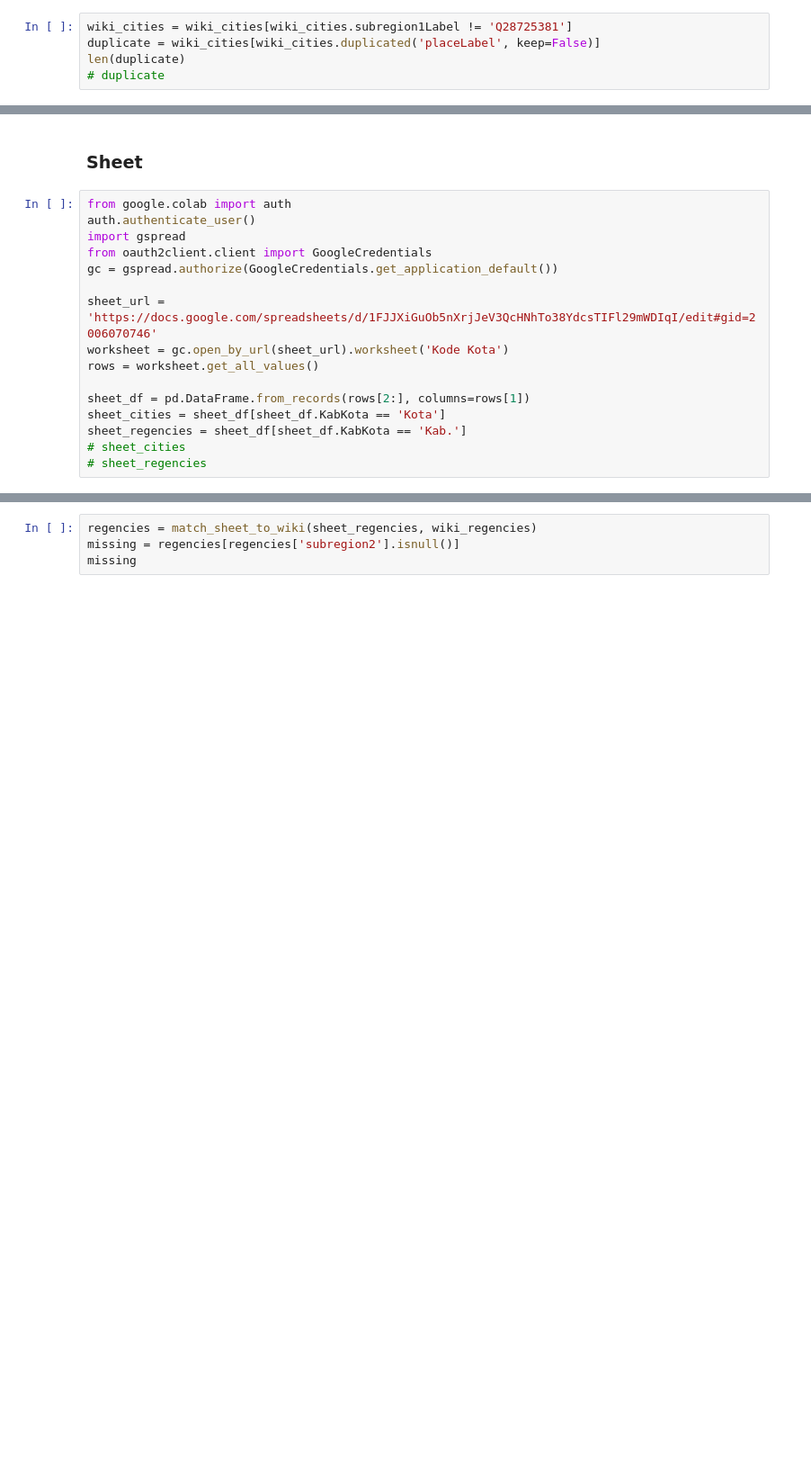
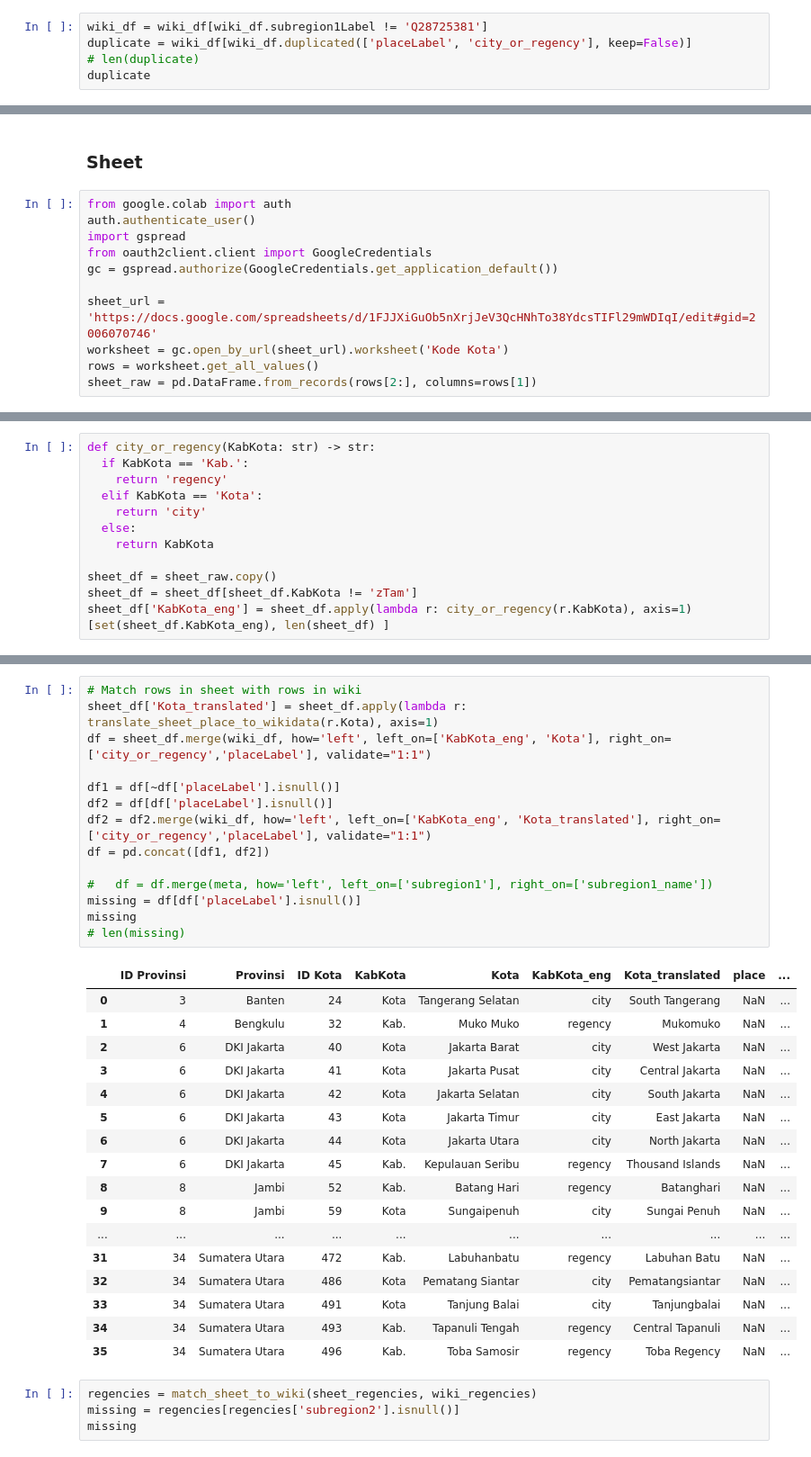
Before and after one commit to dhan16/colabs, a Jupyter notebook: covid19opendata/WikiData.ipynb, the cells around one changed output, grey strips where cells are left out. Shown at 90% size. Drawn from its saved outputs; the diff is of its cells as text; blank space fills up the shorter version.

Commit message:
don't deal with cities and regencies separately

```diff
--- a/covid19opendata/WikiData.ipynb
+++ b/covid19opendata/WikiData.ipynb
@@ -79,5 +92,5 @@ wiki_regencies = wiki_df[wiki_df['city_or_regency'] == 'regency']
 # %%
-wiki_cities = wiki_cities[wiki_cities.subregion1Label != 'Q28725381']
-duplicate = wiki_cities[wiki_cities.duplicated('placeLabel', keep=False)]
-len(duplicate)
-# duplicate
+wiki_df = wiki_df[wiki_df.subregion1Label != 'Q28725381']
+duplicate = wiki_df[wiki_df.duplicated(['placeLabel', 'city_or_regency'], keep=False)]
+# len(duplicate)
+duplicate
@@ -191,9 +204,4 @@ gc = gspread.authorize(GoogleCredentials.get_application_default())
 sheet_url = 'https://docs.google.com/spreadsheets/d/1FJJXiGuOb5nXrjJeV3QcHNhTo38YdcsTIFl29mWDIqI/edit#gid=2006070746'
 worksheet = gc.open_by_url(sheet_url).worksheet('Kode Kota')
 rows = worksheet.get_all_values()
-
-sheet_df = pd.DataFrame.from_records(rows[2:], columns=rows[1])
-sheet_cities = sheet_df[sheet_df.KabKota == 'Kota']
-sheet_regencies = sheet_df[sheet_df.KabKota == 'Kab.']
-# sheet_cities
-# sheet_regencies
+sheet_raw = pd.DataFrame.from_records(rows[2:], columns=rows[1])
@@ -226,0 +208,13 @@ missing
+# %%
+def city_or_regency(KabKota: str) -> str:
+  if KabKota == 'Kab.':
+    return 'regency'
+  elif KabKota == 'Kota':
+    return 'city'
+  else:
+    return KabKota
+
+sheet_df = sheet_raw.copy()
+sheet_df = sheet_df[sheet_df.KabKota != 'zTam']
+sheet_df['KabKota_eng'] = sheet_df.apply(lambda r: city_or_regency(r.KabKota), axis=1)
+[set(sheet_df.KabKota_eng), len(sheet_df) ]
@@ -227,3 +223,35 @@ missing
+# %%
+# Match rows in sheet with rows in wiki
+sheet_df['Kota_translated'] = sheet_df.apply(lambda r: translate_sheet_place_to_wikidata(r.Kota), axis=1)
+df = sheet_df.merge(wiki_df, how='left', left_on=['KabKota_eng', 'Kota'], right_on=['city_or_regency','placeLabel'], validate="1:1")
+
+df1 = df[~df['placeLabel'].isnull()]
+df2 = df[df['placeLabel'].isnull()]
+df2 = df2.merge(wiki_df, how='left', left_on=['KabKota_eng', 'Kota_translated'], right_on=['city_or_regency','placeLabel'], validate="1:1")
+df = pd.concat([df1, df2])
+
+#   df = df.merge(meta, how='left', left_on=['subregion1'], right_on=['subregion1_name'])
+missing = df[df['placeLabel'].isnull()]
+missing
+# len(missing)
+# %% [output]
+|  | ID Provinsi | Provinsi | ID Kota | KabKota | Kota | KabKota_eng | Kota_translated | place | ... |
+| 0 | 3 | Banten | 24 | Kota | Tangerang Selatan | city | South Tangerang | NaN | ... |
+| 1 | 4 | Bengkulu | 32 | Kab. | Muko Muko | regency | Mukomuko | NaN | ... |
+| 2 | 6 | DKI Jakarta | 40 | Kota | Jakarta Barat | city | West Jakarta | NaN | ... |
+| 3 | 6 | DKI Jakarta | 41 | Kota | Jakarta Pusat | city | Central Jakarta | NaN | ... |
+| 4 | 6 | DKI Jakarta | 42 | Kota | Jakarta Selatan | city | South Jakarta | NaN | ... |
+| 5 | 6 | DKI Jakarta | 43 | Kota | Jakarta Timur | city | East Jakarta | NaN | ... |
+| 6 | 6 | DKI Jakarta | 44 | Kota | Jakarta Utara | city | North Jakarta | NaN | ... |
+| 7 | 6 | DKI Jakarta | 45 | Kab. | Kepulauan Seribu | regency | Thousand Islands | NaN | ... |
+| 8 | 8 | Jambi | 52 | Kab. | Batang Hari | regency | Batanghari | NaN | ... |
+| 9 | 8 | Jambi | 59 | Kota | Sungaipenuh | city | Sungai Penuh | NaN | ... |
+| ... | ... | ... | ... | ... | ... | ... | ... | ... | ... |
+| 31 | 34 | Sumatera Utara | 472 | Kab. | Labuhanbatu | regency | Labuhan Batu | NaN | ... |
+| 32 | 34 | Sumatera Utara | 486 | Kota | Pematang Siantar | city | Pematangsiantar | NaN | ... |
+| 33 | 34 | Sumatera Utara | 491 | Kota | Tanjung Balai | city | Tanjungbalai | NaN | ... |
+| 34 | 34 | Sumatera Utara | 493 | Kab. | Tapanuli Tengah | regency | Central Tapanuli | NaN | ... |
+| 35 | 34 | Sumatera Utara | 496 | Kab. | Toba Samosir | regency | Toba Regency | NaN | ... |
 # %%
 regencies = match_sheet_to_wiki(sheet_regencies, wiki_regencies)
 missing = regencies[regencies['subregion2'].isnull()]
```
Also changed, not shown: parts of 11 cells of this notebook.
